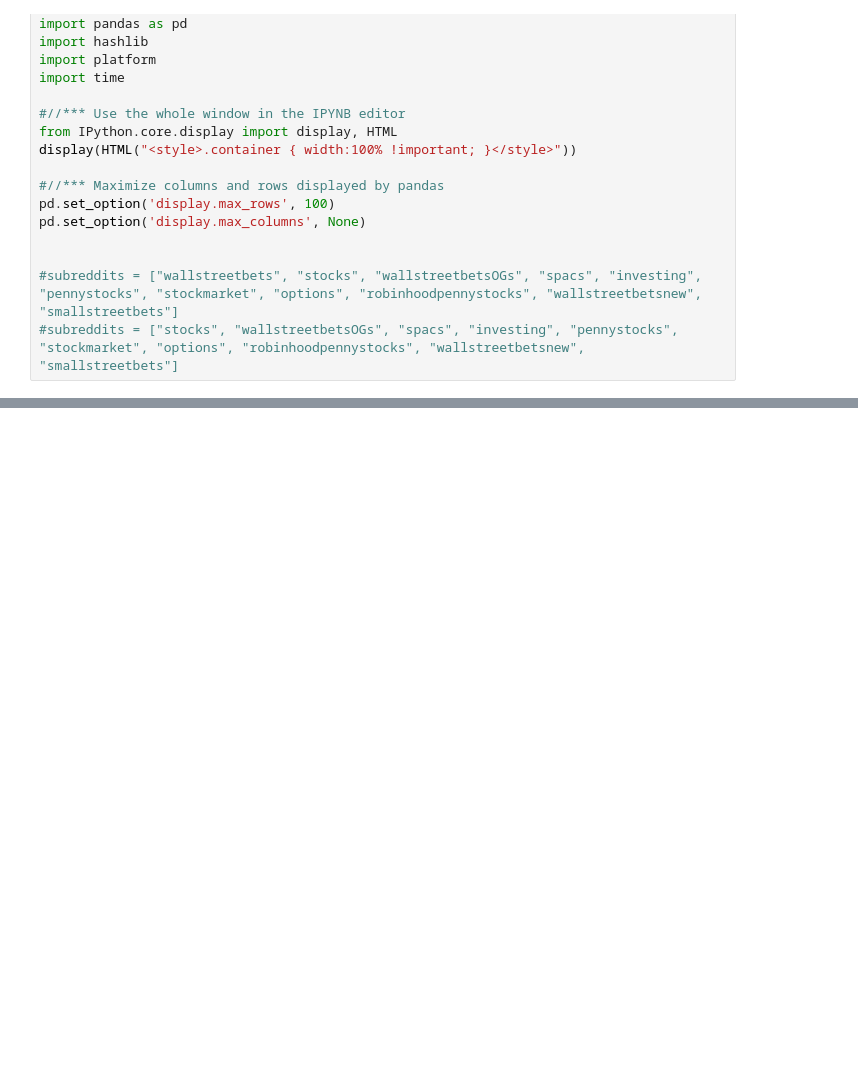
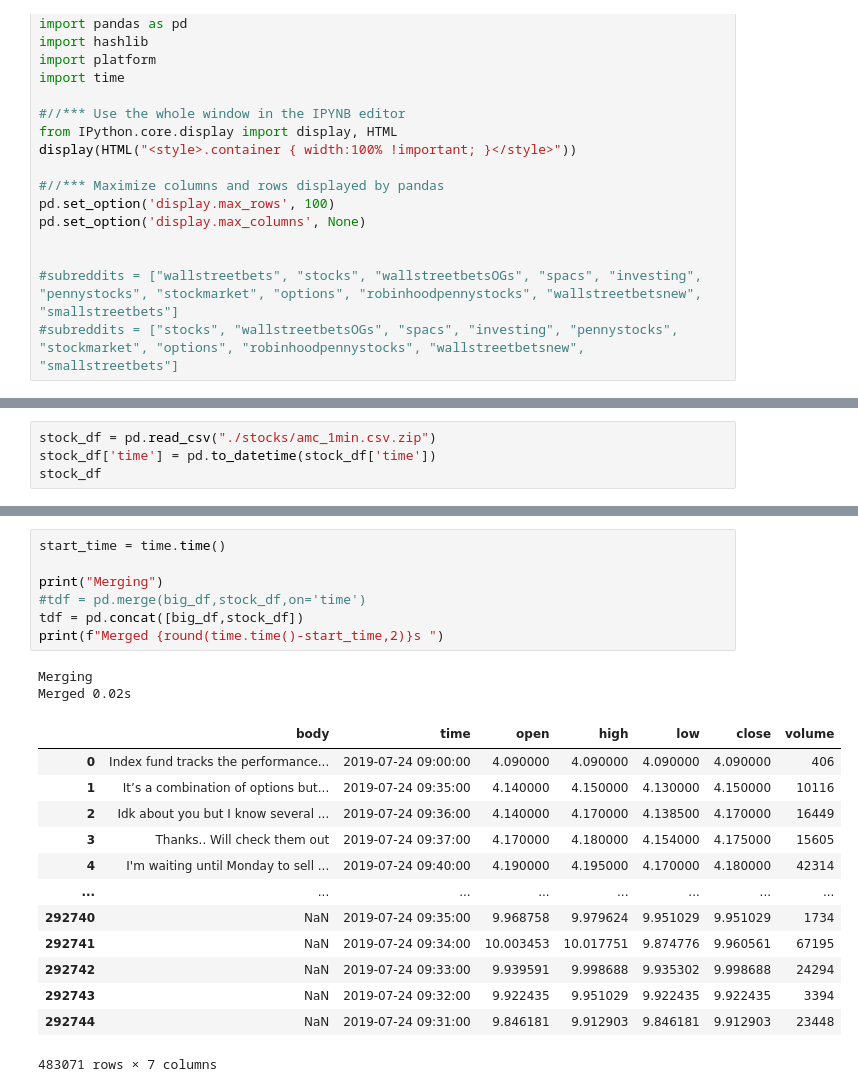
Before and after one commit to kstoneburner/DSC630_TermProject, a Jupyter notebook: Scratch_notebook_Kurt.ipynb, the cells around one changed output, grey strips where cells are left out. Cells and saved outputs as stored; diff of their text form; blank space fills up the shorter version.

Commit message:
Kurt Merge and ag updates

```diff
--- a/Scratch_notebook_Kurt.ipynb
+++ b/Scratch_notebook_Kurt.ipynb
@@ -78,0 +48,4 @@ print(df)
+# %%
+stock_df = pd.read_csv("./stocks/amc_1min.csv.zip")
+stock_df['time'] = pd.to_datetime(stock_df['time'])
+stock_df
@@ -78,0 +66,23 @@ print(df)
+# %%
+start_time = time.time()
+
+print("Merging")
+#tdf = pd.merge(big_df,stock_df,on='time')
+tdf = pd.concat([big_df,stock_df])
+print(f"Merged {round(time.time()-start_time,2)}s ")
+# %% [output]
+Merging
+Merged 0.02s
+|  | body | time | open | high | low | close | volume |
+| 0 | Index fund tracks the performance... | 2019-07-24 09:00:00 | 4.090000 | 4.090000 | 4.090000 | 4.090000 | 406 |
+| 1 | It’s a combination of options but... | 2019-07-24 09:35:00 | 4.140000 | 4.150000 | 4.130000 | 4.150000 | 10116 |
+| 2 | Idk about you but I know several ... | 2019-07-24 09:36:00 | 4.140000 | 4.170000 | 4.138500 | 4.170000 | 16449 |
+| 3 | Thanks.. Will check them out | 2019-07-24 09:37:00 | 4.170000 | 4.180000 | 4.154000 | 4.175000 | 15605 |
+| 4 | I'm waiting until Monday to sell ... | 2019-07-24 09:40:00 | 4.190000 | 4.195000 | 4.170000 | 4.180000 | 42314 |
+| ... | ... | ... | ... | ... | ... | ... | ... |
+| 292740 | NaN | 2019-07-24 09:35:00 | 9.968758 | 9.979624 | 9.951029 | 9.951029 | 1734 |
+| 292741 | NaN | 2019-07-24 09:34:00 | 10.003453 | 10.017751 | 9.874776 | 9.960561 | 67195 |
+| 292742 | NaN | 2019-07-24 09:33:00 | 9.939591 | 9.998688 | 9.935302 | 9.998688 | 24294 |
+| 292743 | NaN | 2019-07-24 09:32:00 | 9.922435 | 9.951029 | 9.922435 | 9.922435 | 3394 |
+| 292744 | NaN | 2019-07-24 09:31:00 | 9.846181 | 9.912903 | 9.846181 | 9.912903 | 23448 |
+483071 rows × 7 columns
```
Also changed, not shown: parts of 9 cells of this notebook, 7 other files.
